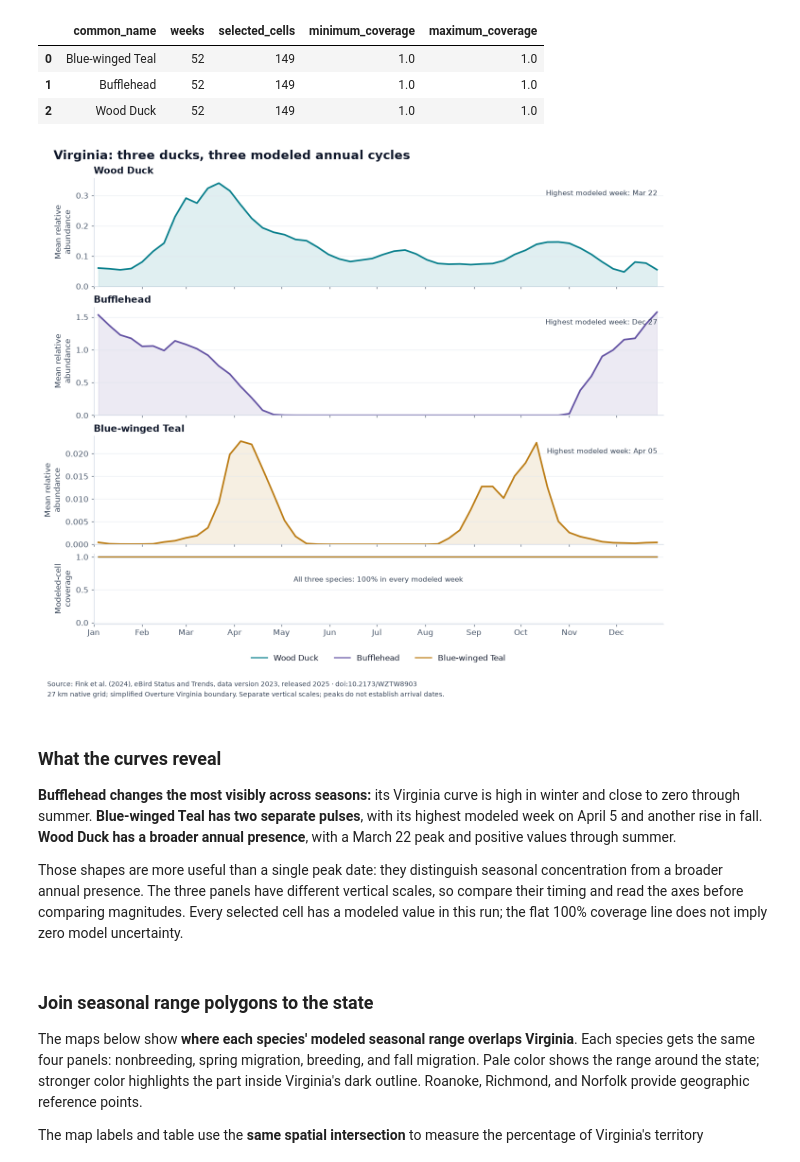
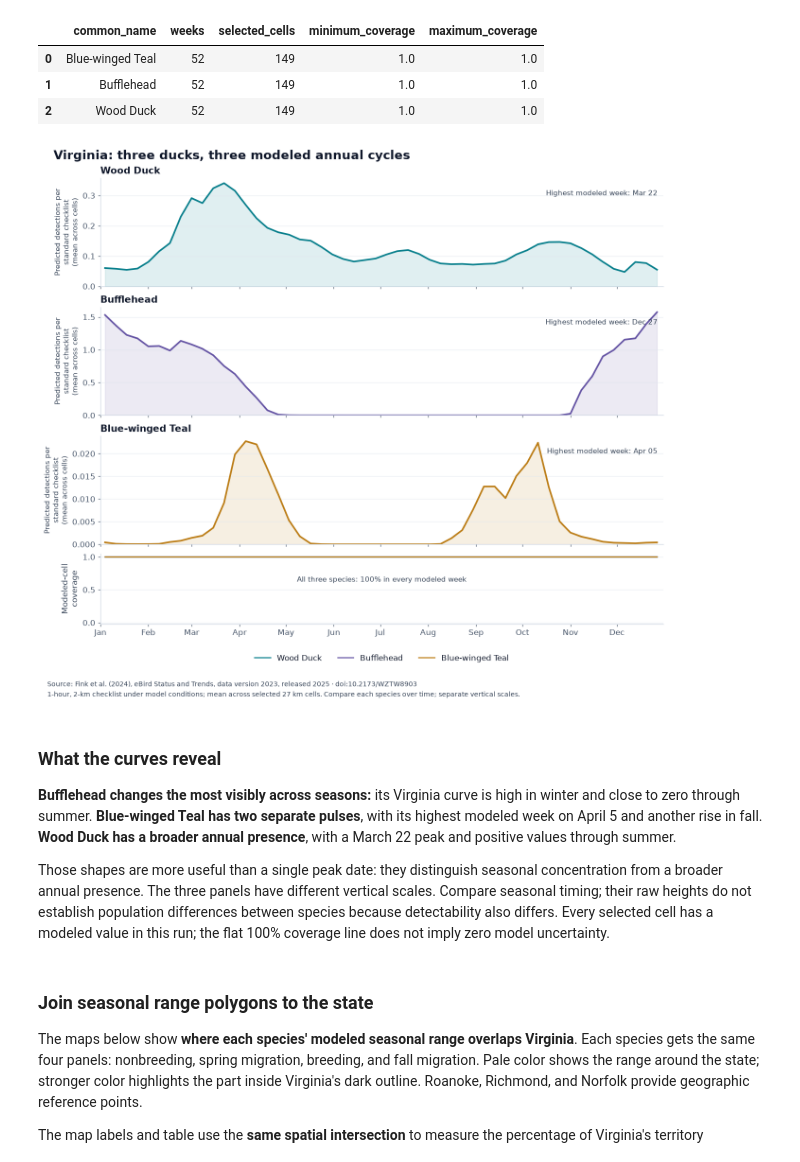
Before and after one commit to Query-farm/vgi-ducks, a Jupyter notebook: notebooks/virginia-ducks.source.ipynb, the cells around one changed output. Cells and saved outputs as stored; diff of their text form; code cells hidden in the pictures.

Commit message:
Explain relative abundance and the notebook species selection

```diff
--- a/notebooks/virginia-ducks.source.ipynb
+++ b/notebooks/virginia-ducks.source.ipynb
@@ -376,35 +454,35 @@ FROM weekly_models ORDER BY common_name,week_date;
 # %%
 import matplotlib.dates as mdates
 model_species=[('Wood Duck',TEAL),('Bufflehead','#6554a4'),('Blue-winged Teal',GOLD)]
 fig,axes=plt.subplots(4,1,figsize=(12,10),sharex=True,layout="constrained",
                       gridspec_kw={'height_ratios':[1,1,1,0.65]})
 for ax,(name,color) in zip(axes[:3],model_species):
     rows=weekly[weekly.common_name==name].sort_values('week_date')
     dates=pd.to_datetime(rows.week_date)
     ax.plot(dates,rows.mean_relative_abundance,color=color,linewidth=2.3)
     ax.fill_between(dates,0,rows.mean_relative_abundance,color=color,alpha=0.12)
     ax.set_title(name,loc='left',weight='bold',fontsize=13)
-    ax.set_ylabel('Mean relative\nabundance');ax.set_ylim(bottom=0)
+    ax.set_ylabel('Predicted detections per\nstandard checklist\n(mean across cells)',fontsize=10);ax.set_ylim(bottom=0)
     ax.grid(axis='y',alpha=0.7)
     peak=rows.loc[rows.mean_relative_abundance.idxmax()]
     ax.text(0.99,0.84,f"Highest modeled week: {pd.Timestamp(peak.week_date):%b %d}",
             transform=ax.transAxes,ha='right',fontsize=10,color=SLATE)
     axes[3].plot(dates,rows.coverage_fraction,color=color,linewidth=1.6,label=name)
 if weekly.coverage_fraction.eq(1).all():
     axes[3].text(0.5,0.6,'All three species: 100% in every modeled week',transform=axes[3].transAxes,ha='center',fontsize=10,color=SLATE)
 axes[3].set_ylim(-0.02,1.05);axes[3].set_yticks([0,0.5,1])
 axes[3].set_ylabel('Modeled-cell\ncoverage');axes[3].grid(axis='y',alpha=0.7)
 axes[3].legend(loc='lower center',bbox_to_anchor=(0.5,-0.65),ncol=3,frameon=False)
 axes[3].xaxis.set_major_locator(mdates.MonthLocator())
 axes[3].xaxis.set_major_formatter(mdates.DateFormatter('%b'))
 axes[3].set_xlim(pd.Timestamp('2023-01-01'),pd.Timestamp('2023-12-31'))
 fig.suptitle('Virginia: three ducks, three modeled annual cycles',x=0.02,ha='left',weight='bold',fontsize=17)
 fig.text(0.01,-0.055,'Source: Fink et al. (2024), eBird Status and Trends, data version 2023, released 2025 · doi:10.2173/WZTW8903\n'
-         '27 km native grid; simplified Overture Virginia boundary. Separate vertical scales; peaks do not establish arrival dates.',
+         '1-hour, 2-km checklist under model conditions; mean across selected 27 km cells. Compare each species over time; separate vertical scales.',
          fontsize=9,color=SLATE,linespacing=1.6)
 save_chart(fig,'virginia-ducks-migration.png',notebook_dir)
 # %% [output]
-[figure, old version]
+[figure, new version]
 # %% [markdown]
 ### What the curves reveal
 
@@ -416,8 +494,8 @@ positive values through summer.
 
 Those shapes are more useful than a single peak date: they distinguish seasonal
 concentration from a broader annual presence. The three panels have different
-vertical scales, so compare their timing and read the axes before comparing
-magnitudes. Every selected cell has a modeled value in this run; the flat 100%
+vertical scales. Compare seasonal timing; their raw heights do not establish
+population differences between species because detectability also differs. Every selected cell has a modeled value in this run; the flat 100%
 coverage line does not imply zero model uncertainty.
 # %% [markdown]
 ### Join seasonal range polygons to the state
```
Also changed, not shown: parts of 6 cells of this notebook, 4 other files.
